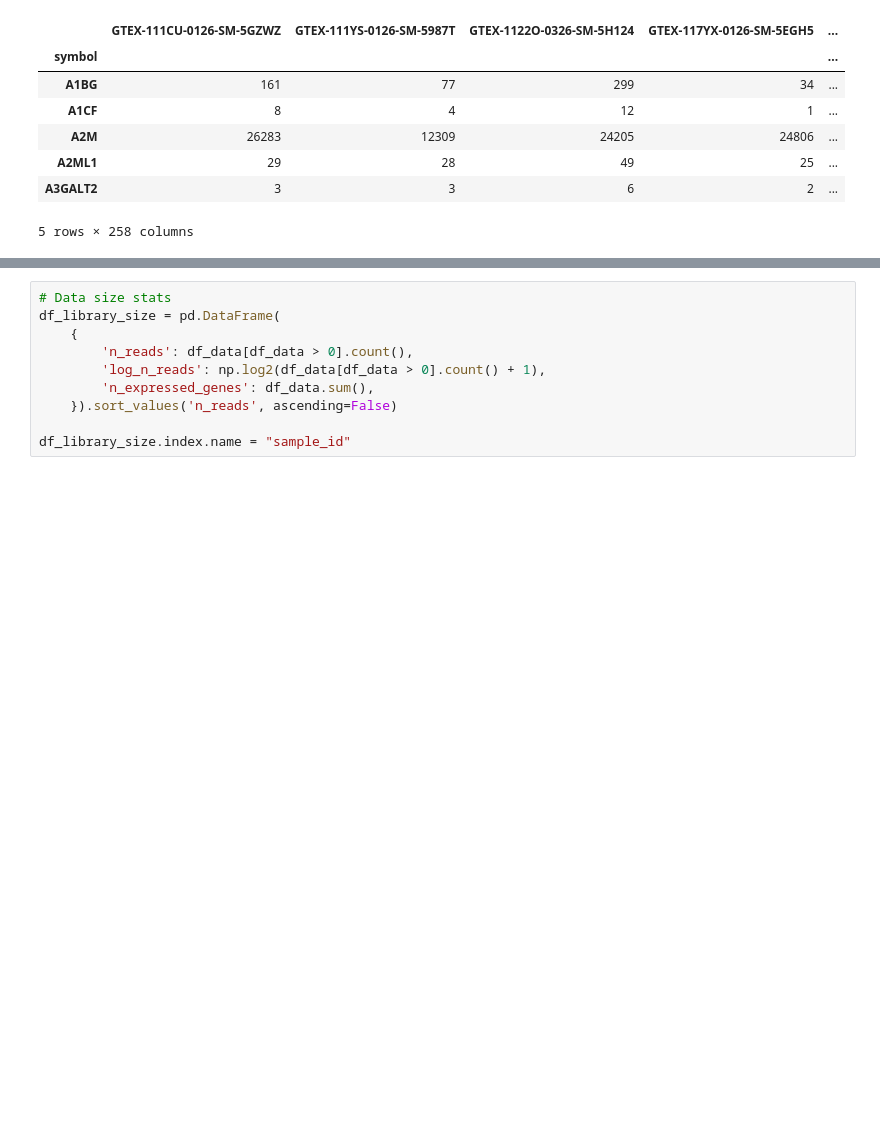
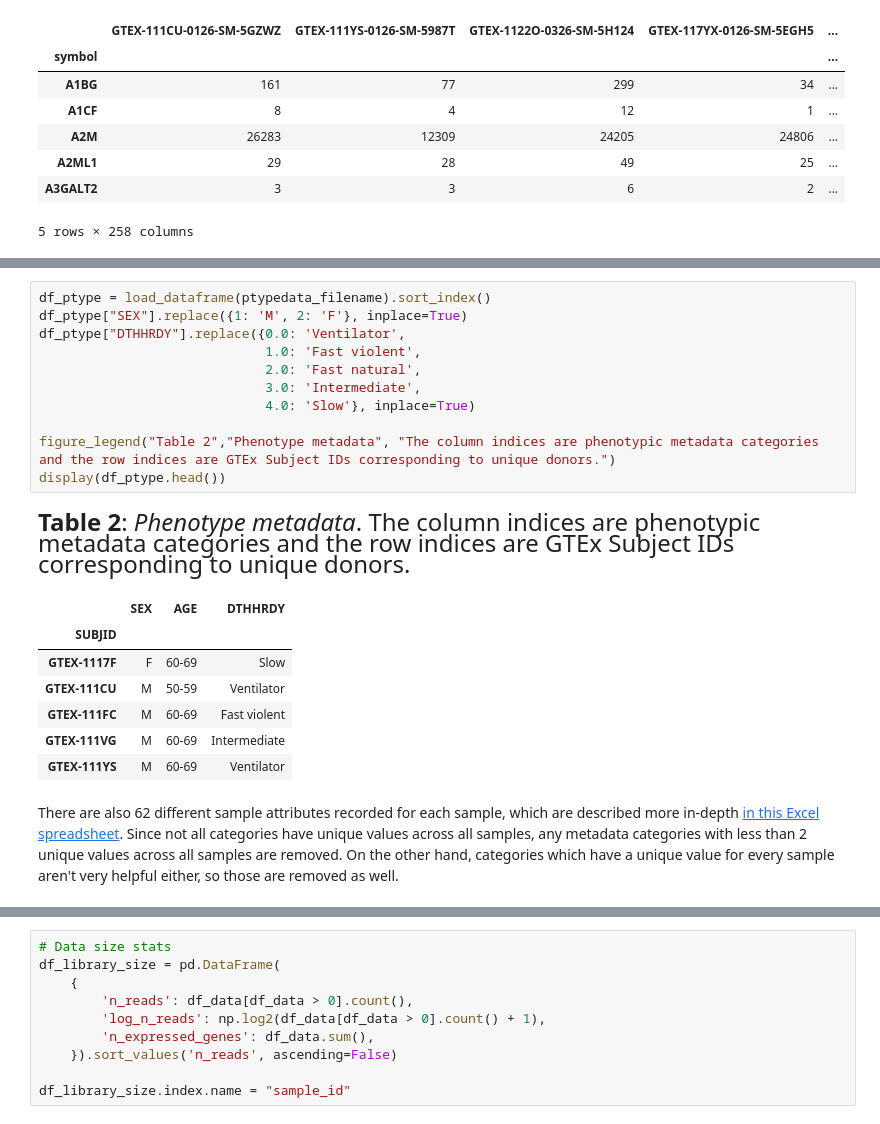
Before and after one commit to MaayanLab/GTExTissueNotebooks, a Jupyter notebook: AdrenalGland.ipynb, the cells around one changed output, grey strips where cells are left out. Drawn from its saved outputs; the diff is of its cells as text; blank space fills up the shorter version.

```diff
--- a/AdrenalGland.ipynb
+++ b/AdrenalGland.ipynb
@@ -218,0 +203,22 @@ print(f"{df_data.shape[1]} samples, {len(features)} metadata categories\n\n")
+# %%
+df_ptype = load_dataframe(ptypedata_filename).sort_index()
+df_ptype["SEX"].replace({1: 'M', 2: 'F'}, inplace=True)
+df_ptype["DTHHRDY"].replace({0.0: 'Ventilator',
+                             1.0: 'Fast violent',
+                             2.0: 'Fast natural',
+                             3.0: 'Intermediate',
+                             4.0: 'Slow'}, inplace=True)
+
+figure_legend("Table 2","Phenotype metadata", "The column indices are phenotypic metadata categories and the row indices are GTEx Subject IDs corresponding to unique donors.")
+display(df_ptype.head())
+# %% [output]
+Table 2: Phenotype metadata. The column indices are phenotypic metadata categories and the row indices are GTEx Subject IDs corresponding to unique donors.
+|  | SEX | AGE | DTHHRDY |
+| SUBJID |  |  |  |
+| GTEX-1117F | F | 60-69 | Slow |
+| GTEX-111CU | M | 50-59 | Ventilator |
+| GTEX-111FC | M | 60-69 | Fast violent |
+| GTEX-111VG | M | 60-69 | Intermediate |
+| GTEX-111YS | M | 60-69 | Ventilator |
+# %% [markdown]
+There are also 62 different sample attributes recorded for each sample, which are described more in-depth [in this Excel spreadsheet](https://storage.googleapis.com/gtex_analysis_v8/annotations/GTEx_Analysis_v8_Annotations_SampleAttributesDD.xlsx). Since not all categories have unique values across all samples, any metadata categories with less than 2 unique values across all samples are removed. On the other hand, categories which have a unique value for every sample aren't very helpful either, so those are removed as well.
```
Also changed, not shown: parts of 27 cells of this notebook.
